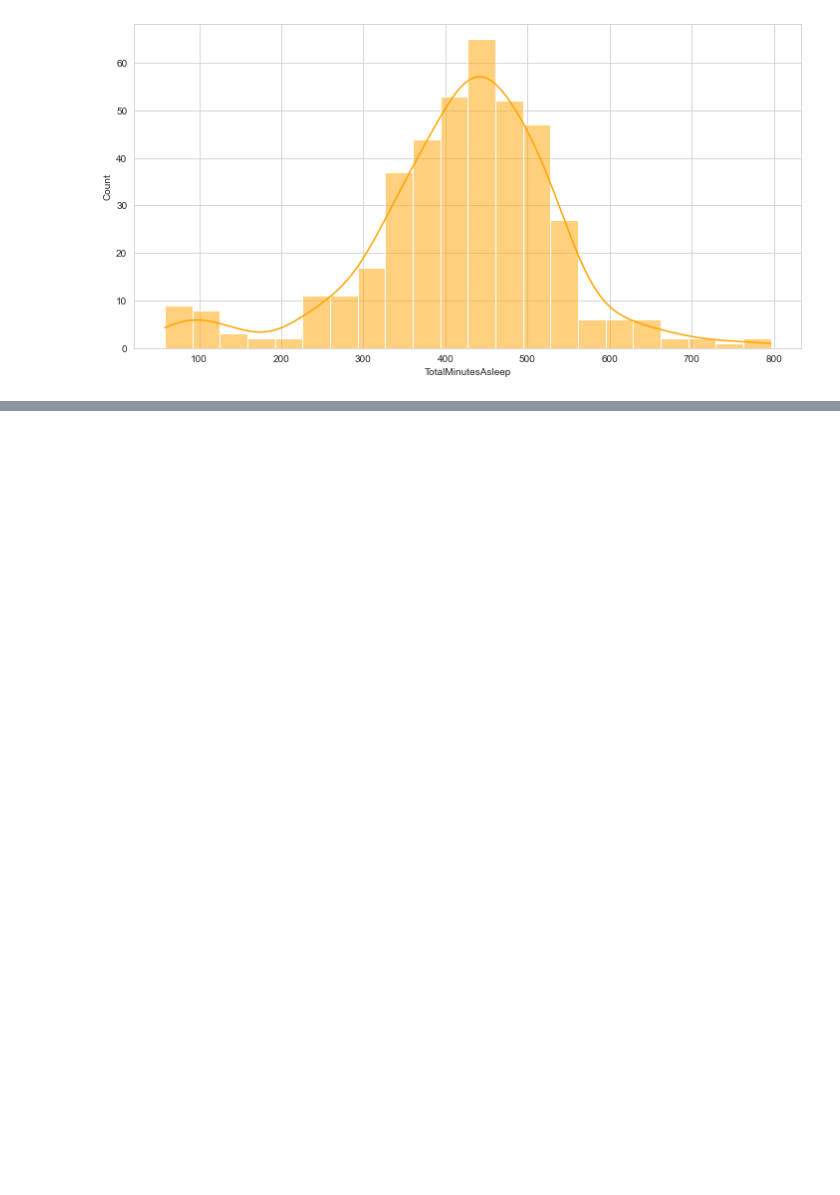
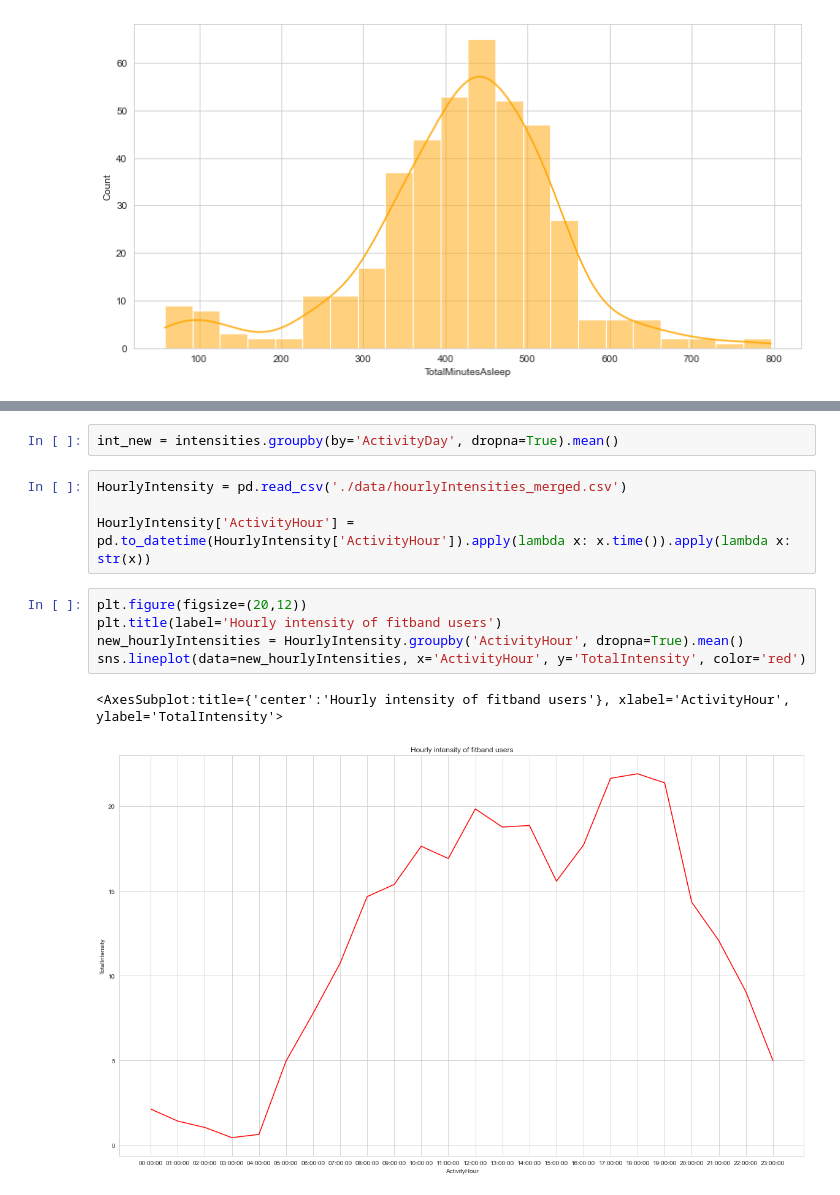
Before and after one commit to ashwinMa4/bellabeat-caseStudy, a Jupyter notebook: BellaBeat.ipynb, the cells around one changed output, grey strips where cells are left out. Cells and saved outputs as stored; diff of their text form; blank space fills up the shorter version.

```diff
--- a/BellaBeat.ipynb
+++ b/BellaBeat.ipynb
@@ -144,0 +154,14 @@ sns.histplot(sleep, x= 'TotalMinutesAsleep', kde=True, color='orange' )
+# %%
+int_new = intensities.groupby(by='ActivityDay', dropna=True).mean()
+# %%
+HourlyIntensity = pd.read_csv('./data/hourlyIntensities_merged.csv')
+
+HourlyIntensity['ActivityHour'] = pd.to_datetime(HourlyIntensity['ActivityHour']).apply(lambda x: x.time()).apply(lambda x: str(x))
+# %%
+plt.figure(figsize=(20,12))
+plt.title(label='Hourly intensity of fitband users')
+new_hourlyIntensities = HourlyIntensity.groupby('ActivityHour', dropna=True).mean()
+sns.lineplot(data=new_hourlyIntensities, x='ActivityHour', y='TotalIntensity', color='red')
+# %% [output]
+<AxesSubplot:title={'center':'Hourly intensity of fitband users'}, xlabel='ActivityHour', ylabel='TotalIntensity'>
+[figure, added]
```
Also changed, not shown: parts of 16 cells of this notebook, 1 other file.
